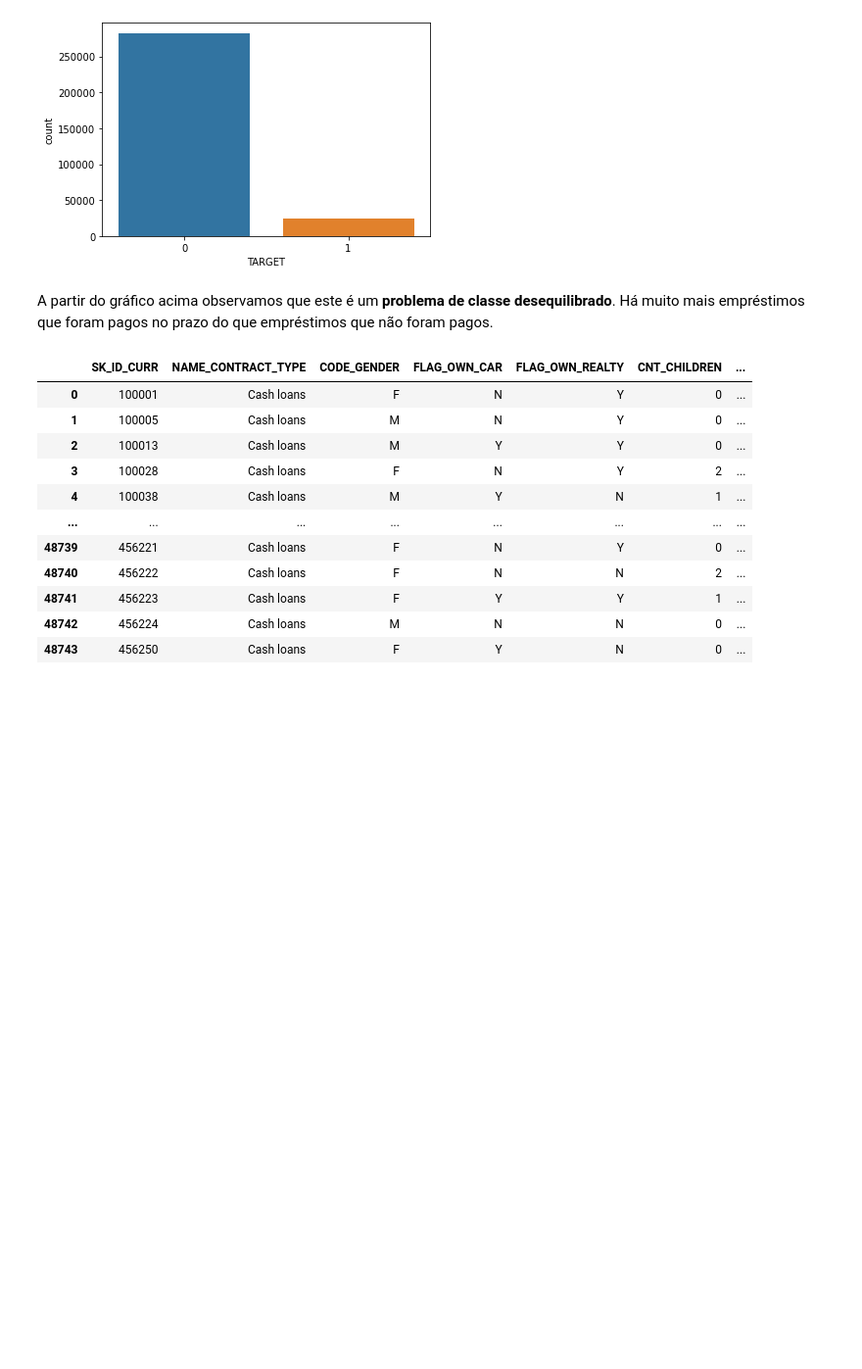
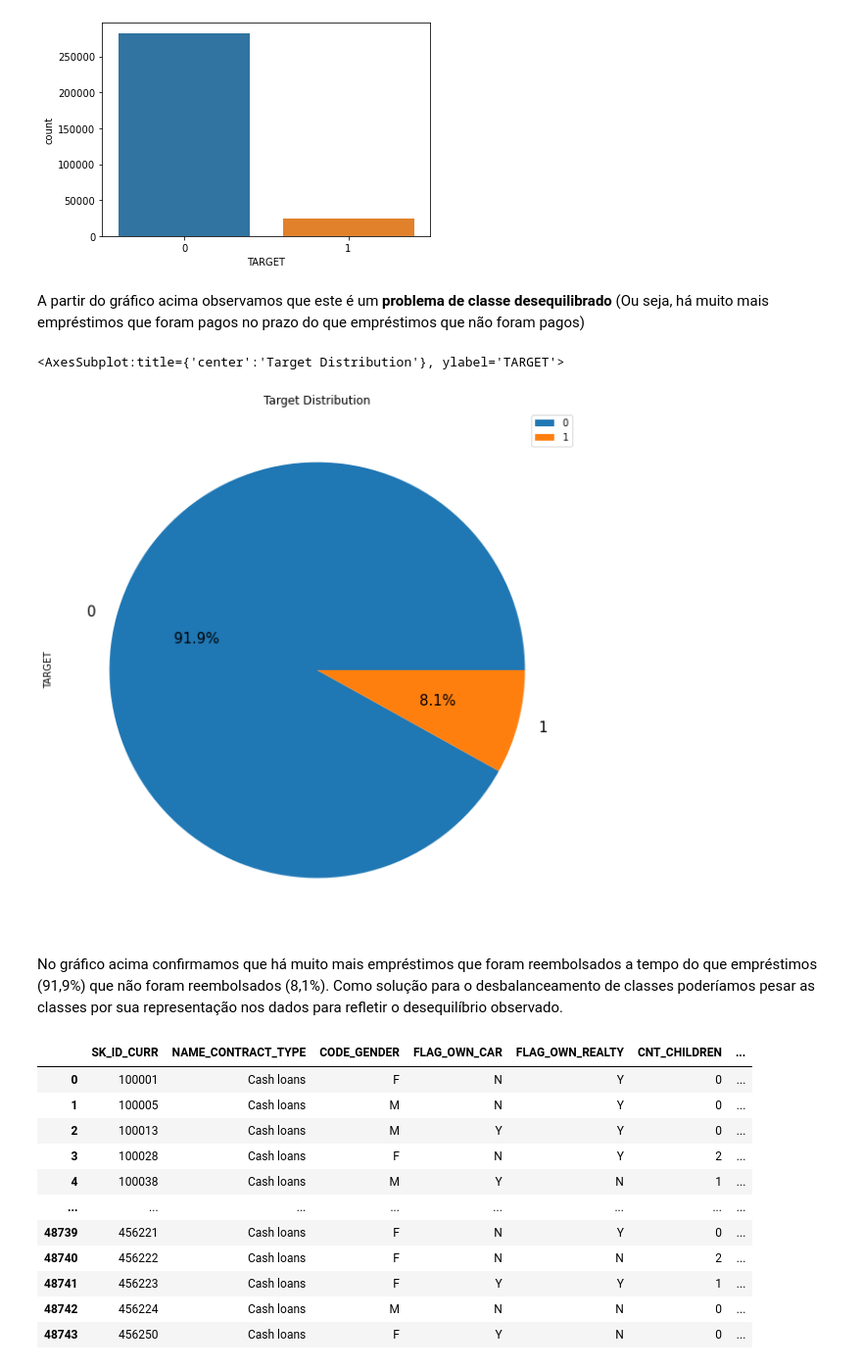
Before and after one commit to rerabelo/ProjetoInterdisciplinar, a Jupyter notebook: Notebooks/EDA_credit_2022.ipynb, the cells around one changed output. Shown at 98% size. Saved outputs shown, nothing was run; the diff lists cells and outputs as text; code cells hidden in the pictures; blank space fills up the shorter version.

```diff
--- a/Notebooks/EDA_credit_2022.ipynb
+++ b/Notebooks/EDA_credit_2022.ipynb
@@ -63,7 +63,19 @@ sns.countplot(x='TARGET',data=train)
 <AxesSubplot:xlabel='TARGET', ylabel='count'>
 [figure]
 # %% [markdown]
-A partir do gráfico acima observamos que este é um **problema de classe desequilibrado**. Há muito mais empréstimos que foram pagos no prazo do que empréstimos que não foram pagos.
+A partir do gráfico acima observamos que este é um **problema de classe desequilibrado** (Ou seja, há muito mais empréstimos que foram pagos no prazo do que empréstimos que não foram pagos)
+# %%
+target_distribution = train['TARGET'].value_counts()
+target_distribution.plot.pie(figsize=(10, 10),
+                             title='Target Distribution',
+                             fontsize=15,
+                             legend=True,
+                             autopct=lambda v: "{:0.1f}%".format(v))
+# %% [output]
+<AxesSubplot:title={'center':'Target Distribution'}, ylabel='TARGET'>
+[figure, added]
+# %% [markdown]
+No gráfico acima confirmamos que há muito mais empréstimos que foram reembolsados a tempo do que empréstimos (91,9%) que não foram reembolsados (8,1%). Como solução para o desbalanceamento de classes poderíamos pesar as classes por sua representação nos dados para refletir o desequilíbrio observado.
 # %%
 role = get_execution_role()
 
```
Also changed, not shown: parts of 17 cells of this notebook, 1 other file.
